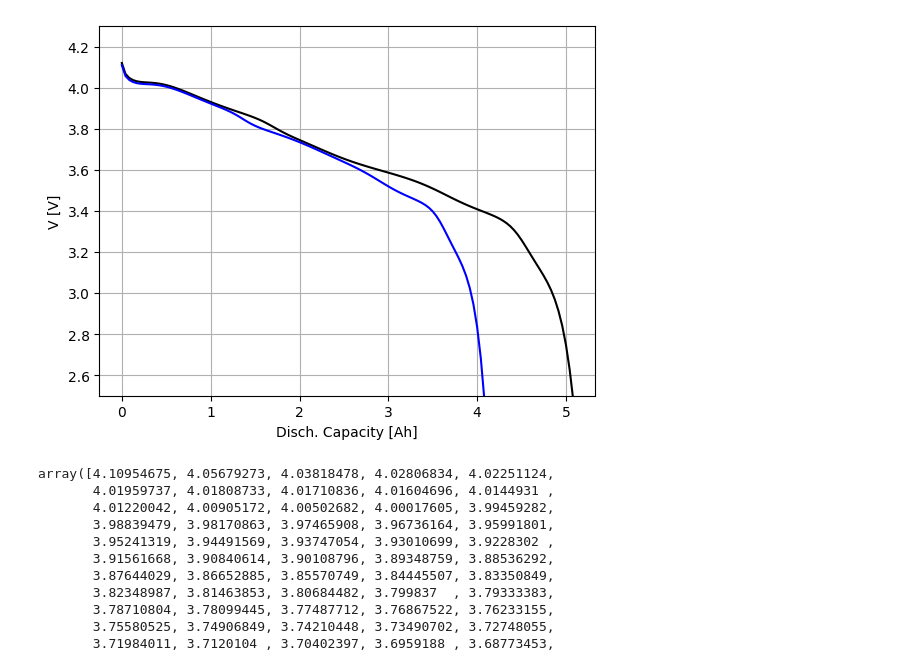
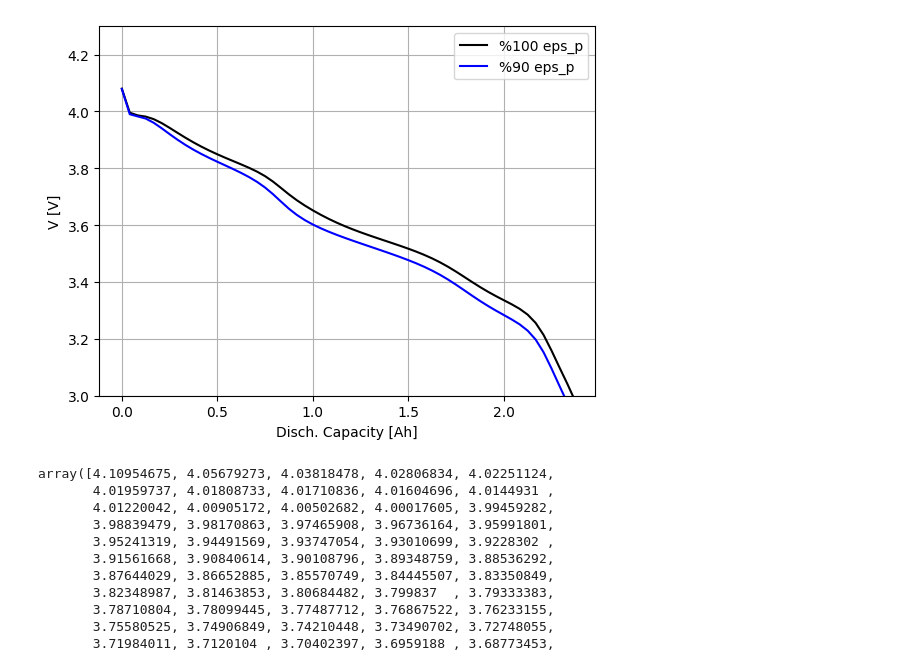
Before and after one commit to JosuYeregui/PINN-DeepONet, a Jupyter notebook: eval/test.ipynb, the cells around one changed output. Drawn from its saved outputs; the diff is of its cells as text; code cells hidden in the pictures.

Commit message:
TL with positive electrode and both

```diff
--- a/eval/test.ipynb
+++ b/eval/test.ipynb
@@ -7,41 +7,42 @@ import pybamm
 param = pybamm.ParameterValues("Chen2020")
 PBM_model = pybamm.lithium_ion.SPM()
 
-experiment = pybamm.Experiment(["Discharge at 0.5C for 100000 seconds or until 2.5 V"])
+experiment = pybamm.Experiment(["Discharge at 1C for 100000 seconds or until 3 V"])
 sim = pybamm.Simulation(PBM_model, experiment=experiment, parameter_values=param)
 solution = sim.solve(initial_soc=1)
 
 t = solution["Time [s]"].entries
 
 V = solution["Terminal voltage [V]"].entries
 
 plt.figure()
 plt.grid()
-plt.plot(t / 3600. * 0.5 * 5., V, "k-")
+plt.plot(t / 3600. * 0.5 * 5., V, "k-", label="%100 eps_p")
 plt.ylim([2.5, 4.3])
 plt.xlabel("Disch. Capacity [Ah]")
 plt.ylabel("V [V]")
 
 param = pybamm.ParameterValues("Chen2020")
-param["Negative electrode active material volume fraction"] *= 0.8
+param["Positive electrode active material volume fraction"] *= 0.9
 
 PBM_model = pybamm.lithium_ion.SPM()
 
-experiment = pybamm.Experiment(["Discharge at 0.5C for 100000 seconds or until 2.5 V"])
+experiment = pybamm.Experiment(["Discharge at 1C for 100000 seconds or until 3 V"])
 sim = pybamm.Simulation(PBM_model, experiment=experiment, parameter_values=param)
 solution = sim.solve(initial_soc=1)
 
 t = solution["Time [s]"].entries
 
 V = solution["Terminal voltage [V]"].entries
 
-plt.plot(t / 3600. * 0.5 * 5., V, "b-")
-plt.ylim([2.5, 4.3])
+plt.plot(t / 3600. * 0.5 * 5., V, "b-", label="%90 eps_p")
+plt.ylim([3, 4.3])
+plt.legend()
 plt.xlabel("Disch. Capacity [Ah]")
 plt.ylabel("V [V]")
 plt.show()
 # %% [output]
-[figure, old version]
+[figure, new version]
 # %%
 V
 # %% [output]
```
Also changed, not shown: 4 other files.
